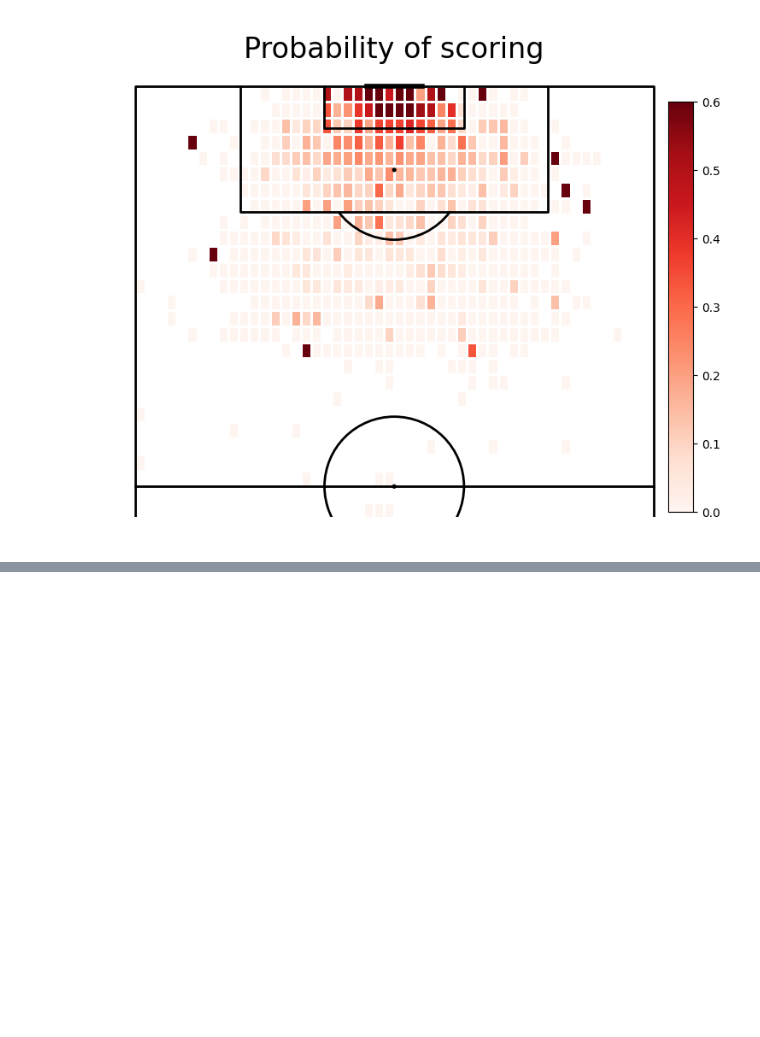
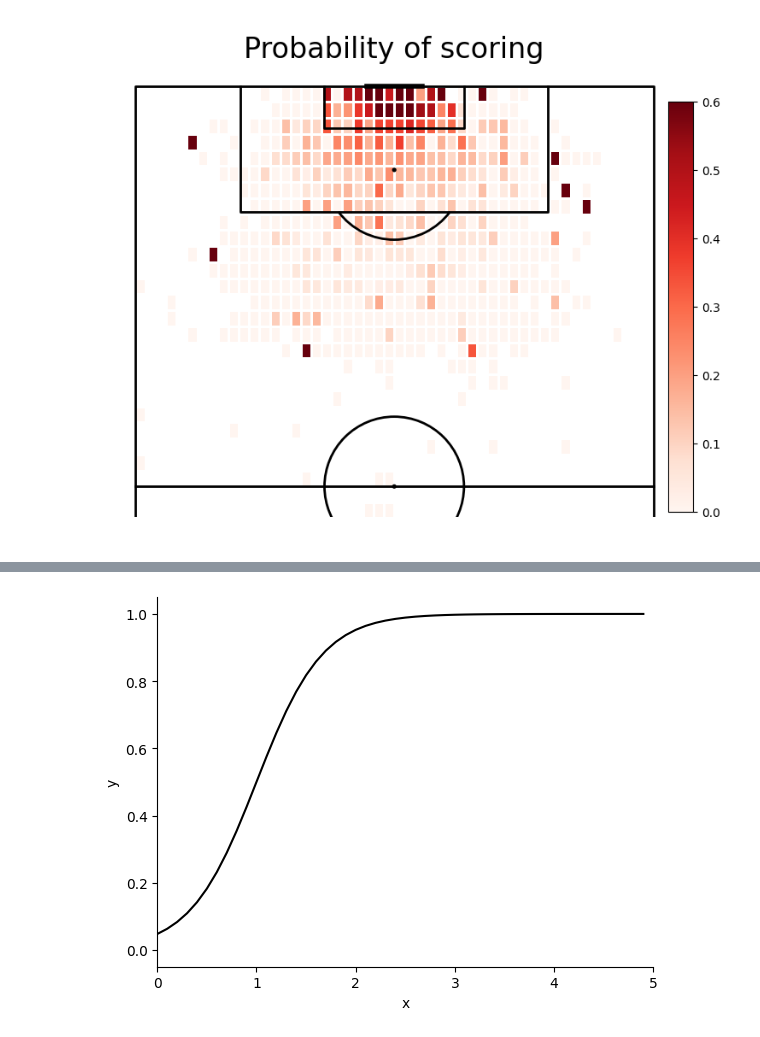
Before and after one commit to khoffLSU/footy_analytics, a Jupyter notebook: Expected goals.ipynb, the cells around one changed output, grey strips where cells are left out. Saved outputs shown, nothing was run; the diff lists cells and outputs as text; code cells hidden in the pictures; blank space fills up the shorter version.

```diff
--- a/Expected goals.ipynb
+++ b/Expected goals.ipynb
@@ -144,0 +157,16 @@ plt.show()
+# %%
+b = [3, -3]
+x = np.arange(5, step=0.1)
+y = 1/(1+np.exp(b[0]+b[1]*x)) # logisitc formula
+
+fig,ax = plt.subplots()
+plt.ylim((-0.05,1.05))
+plt.xlim((0,5))
+ax.set_ylabel('y')
+ax.set_xlabel("x")
+ax.plot(x, y, linestyle='solid', color='black')
+ax.spines['top'].set_visible(False)
+ax.spines['right'].set_visible(False)
+plt.show()
+# %% [output]
+[figure, added]
```
Also changed, not shown: parts of 37 cells of this notebook.
